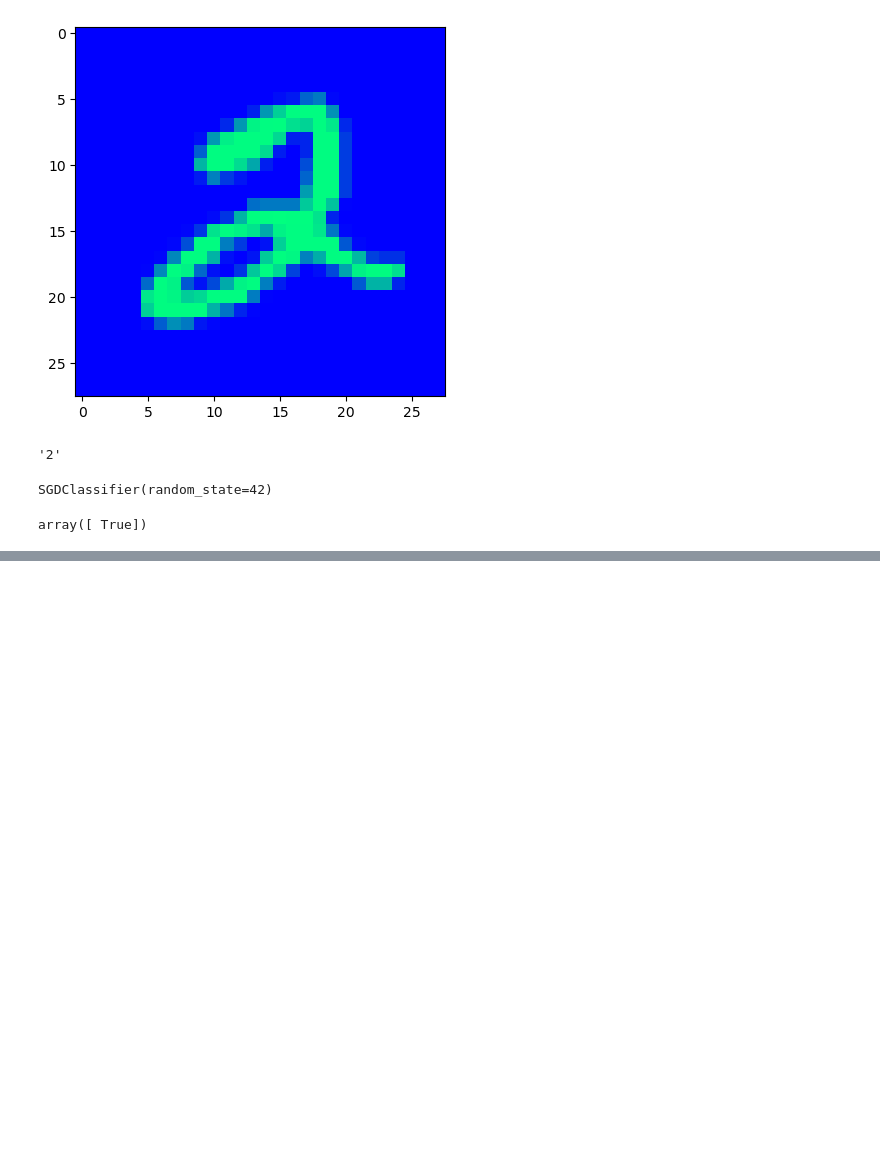
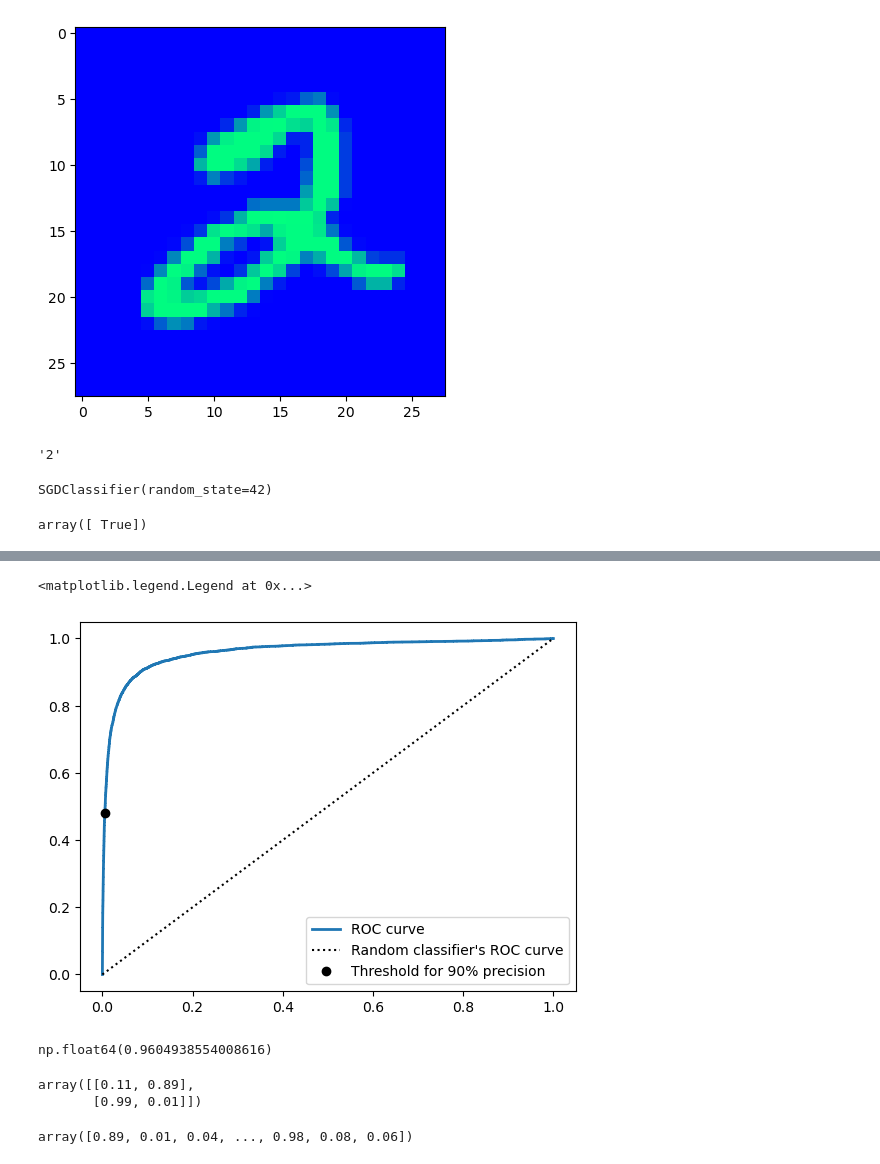
Before and after one commit to Parmida79/baldr, a Jupyter notebook: baldr/homl_chapter_3.ipynb, the cells around one changed output, grey strips where cells are left out. Drawn from its saved outputs; the diff is of its cells as text; code cells hidden in the pictures; blank space fills up the shorter version.

```diff
--- a/baldr/homl_chapter_3.ipynb
+++ b/baldr/homl_chapter_3.ipynb
@@ -111,0 +225,5 @@ array([ True])
+# %%
+idx_for_90_precision = (precisions >= 0.90).argmax()
+threshold_for_90_precision = thresholds[idx_for_90_precision]
+# %%
+fpr, tpr, thresholds = roc_curve(y_train_5, y_scores)
@@ -111,0 +245,3 @@ array([ True])
+# %%
+idx_for_threshold_at_90 = (thresholds <= threshold_for_90_precision).argmax()
+tpr_90, fpr_90 = tpr[idx_for_threshold_at_90], fpr[idx_for_threshold_at_90]
@@ -111,0 +256,12 @@ array([ True])
+# %%
+plt.plot(fpr, tpr, linewidth=2, label="ROC curve")
+plt.plot([0, 1], [0, 1], 'k:', label="Random classifier's ROC curve")
+plt.plot([fpr_90], [tpr_90], "ko", label="Threshold for 90% precision")
+plt.legend(loc="lower right")
+# %% [output]
+<matplotlib.legend.Legend at 0x...>
+[figure, added]
+# %%
+roc_auc_score(y_train_5, y_scores)
+# %% [output]
+np.float64(0.9604938554008616)
@@ -111,0 +272,10 @@ array([ True])
+# %%
+y_probas_forest[:2]
+# %% [output]
+array([[0.11, 0.89],
+       [0.99, 0.01]])
+# %%
+y_scores_forest = y_probas_forest[:, 1]
+y_scores_forest
+# %% [output]
+array([0.89, 0.01, 0.04, ..., 0.98, 0.08, 0.06])
```
Also changed, not shown: parts of 34 cells of this notebook.
